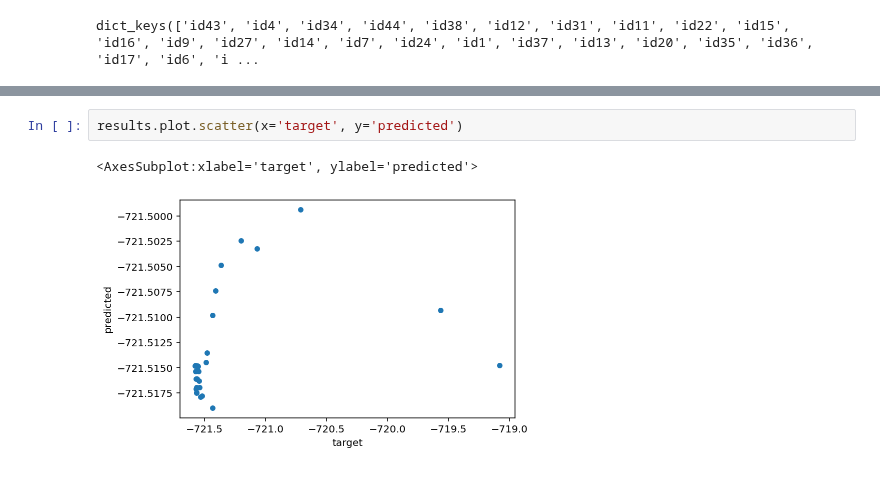
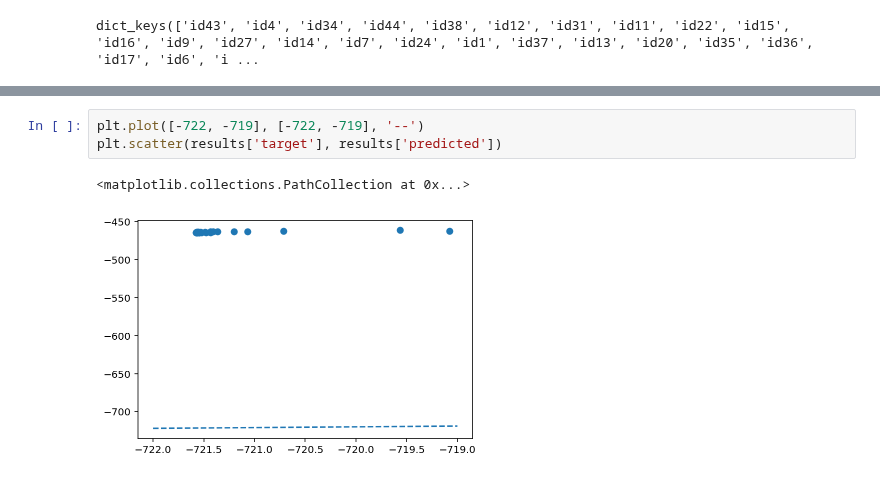
Before and after one commit to HSE-LAMBDA/ai4material_design, a Jupyter notebook: cgcnn.ipynb, the cells around one changed output, grey strips where cells are left out. Drawn from its saved outputs; the diff is of its cells as text.

```diff
--- a/cgcnn.ipynb
+++ b/cgcnn.ipynb
@@ -96,5 +131,6 @@ index
 # %%
-results.plot.scatter(x='target', y='predicted')
+plt.plot([-722, -719], [-722, -719], '--')
+plt.scatter(results['target'], results['predicted'])
 # %% [output]
-<AxesSubplot:xlabel='target', ylabel='predicted'>
+<matplotlib.collections.PathCollection at 0x...>
-[figure, old version]
+[figure, new version]
```
Also changed, not shown: parts of 5 cells of this notebook.
